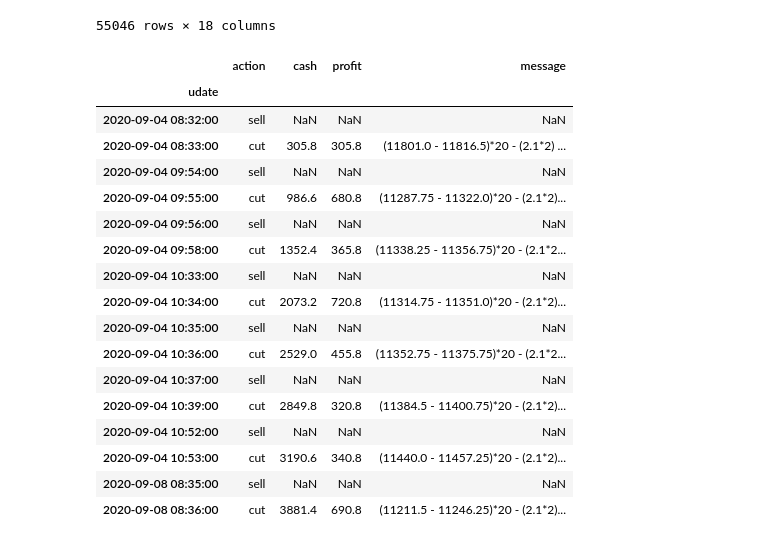
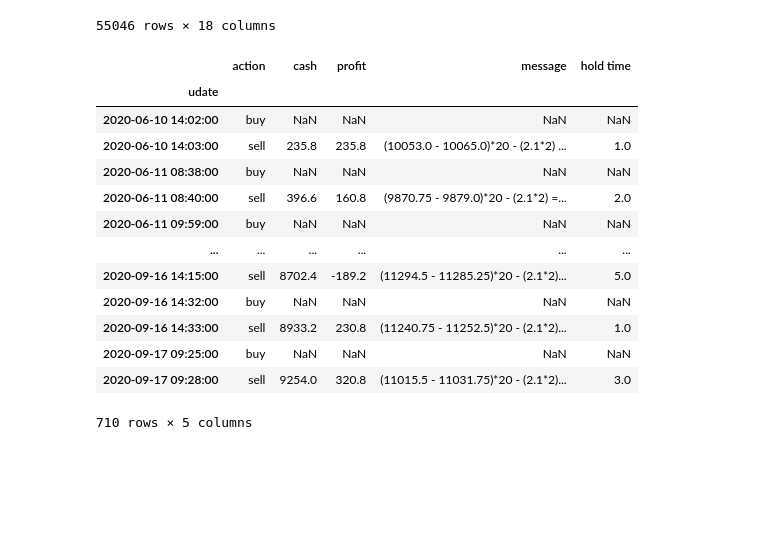
Before and after one commit to webclinic017/dbpower-machine-learning-project, a Jupyter notebook: algo.ipynb, the cells around one changed output. Drawn from its saved outputs; the diff is of its cells as text; code cells hidden in the pictures; blank space fills up the shorter version.

```diff
--- a/algo.ipynb
+++ b/algo.ipynb
@@ -78,12 +90,12 @@ df2
 | 2020-09-22 15:53:00 | 2020-09-22 15:53:00 | 11151.00 | 11153.00 | 11151.00 | 11152.25 | 13.0 | 11163.264261 | 11163.458204 | 11163.803595 | 11164.954561 | 11163.240110 | ... |
 55046 rows × 18 columns
 # %%
-# 3.0
+# 3.0 回测
 df4 = pd.DataFrame(columns = ['udate', 'action', 'cash', 'profit', 'message'])
 holding = False # 是否持有仓位
 top_profit_price = 0 # 买入点数
 fee = 2.1 # 交易费
-cash = 0
+cash = 0 # 资金流
 
 def is_trigger(v2, vol):
     if direction == 'long':
@@ -91,13 +103,13 @@ def is_trigger(v2, vol):
     elif direction == 'short':
         return (v2['pchange'] <= -vol)
 
-def is_cut_loss(v2, top_profit_price, direction):
+def is_stop_profit(v2, top_profit_price, direction):
     if direction == 'long':
         return (abs(v1['Close']-top_profit_price) >= abs(cutloss*v1['atr']))
     elif direction == 'short':
         return (abs(top_profit_price-v1['Close']) >= abs(cutloss*v1['atr']))
 
-def is_stop_profit(v2, vol2):
+def is_cut_loss(v2, vol2):
     if direction == 'long':
         return (v2['pchange1'] <= vol2)
     elif direction == 'short':
@@ -105,59 +117,71 @@ def is_stop_profit(v2, vol2):
 
 df3 = df2.copy(deep=True)
 for k1, v1 in df3.iterrows():
     if v1['udate'].hour < 15 or v1['udate'].hour >= 19:
         # 3.2 买入
         if is_trigger(v1, vol) and not holding:
             holding = True
             cost1 = v1['Close']
             top_profit_price = v1['Close']
             action = 'buy' if direction == 'long' else 'sell'
-            df4 = df4.append({'udate': k1, 'action': action, 'cash': np.nan, 'profit': np.nan, 'message': np.nan}, ignore_index=True)
+            start_hold_time = k1
+            df4 = df4.append({'udate': k1, 'action': action, 'cash': np.nan, 'profit': np.nan, 'hold time': np.nan, 'message': np.nan}, ignore_index=True)
             continue
-        # 3.3
-        cut_loss2 = is_cut_loss(v1, top_profit_price, direction) # 止蚀
-        stop_profit2 = is_stop_profit(v1, vol2) # 止盈
-        if (cut_loss2 or stop_profit2) and holding:
+        # 3.3 卖出
+        cut_loss2 = is_cut_loss(v1, vol2) # 止蚀
+        stop_profit2 = is_stop_profit(v1, top_profit_price, direction) # 止盈
+        cur_time, close_time = time(v1.udate.hour, v1.udate.minute, 0), time(14, 59, 0)
+        is_over_night = (cur_time == close_time) # 过夜
+        if (cut_loss2 or stop_profit2 or is_over_night) and holding:
             holding = False
-            profit2 = (v1['Close']-cost1)*20 - (fee*2)
-            cash = cash + profit2
+            # 3.4 持有时长
+            mins_diff = (k1 - start_hold_time).total_seconds() / 60
+            # 3.5 盈亏
+            if direction == 'long':
+                profit2 = (v1['Close']-cost1)*20 - (fee*2)
+            elif direction == 'short':
+                profit2 = (cost1-v1['Close'])*20 - (fee*2)
             if profit2 > 0:
                 profit3 = '<span class="text-danger">+'+str(profit2)+'</span>'
             elif profit2 <= 0:
                 profit3 = '<span class="text-success">'+str(profit2)+'</span>'
             message = '('+str(cost1)+' - '+str(v1['Close'])+')*20 - ('+str(fee)+'*2) = '+profit3
-            # 3.4 长仓
+            # 3.6 长仓
             if direction == 'long' and stop_profit2:
                 action = 'sell'
             elif direction == 'long' and cut_loss2:
                 action = 'cut'
-            # 3.5 短仓
+            elif direction == 'long' and is_over_night:
+                action = 'cut overnight'
+            # 3.7 短仓
             elif direction == 'short' and stop_profit2:
                 action = 'buy'
             elif direction == 'short' and cut_loss2:
                 action = 'cut'
-            df4 = df4.append({'udate': k1, 'action': action, 'cash': cash, 'profit': profit2, 'message': message}, ignore_index=True)
+            elif direction == 'short' and is_over_night:
+                action = 'cut overnight'
+            # 3.8 资金流
+            cash = cash + profit2
+
+            df4 = df4.append({'udate': k1, 'action': action, 'cash': cash, 'profit': profit2, 'hold time': mins_diff, 'message': message}, ignore_index=True)
+            continue
 
 df4.index = df4['udate']
 df4.drop(['udate'], axis=1, inplace=True)
 df4
 # %% [output]
-|  | action | cash | profit | message |
-| udate |  |  |  |  |
-| 2020-09-04 08:32:00 | sell | NaN | NaN | NaN |
-| 2020-09-04 08:33:00 | cut | 305.8 | 305.8 | (11801.0 - 11816.5)*20 - (2.1*2) ... |
-| 2020-09-04 09:54:00 | sell | NaN | NaN | NaN |
-| 2020-09-04 09:55:00 | cut | 986.6 | 680.8 | (11287.75 - 11322.0)*20 - (2.1*2)... |
-| 2020-09-04 09:56:00 | sell | NaN | NaN | NaN |
-| 2020-09-04 09:58:00 | cut | 1352.4 | 365.8 | (11338.25 - 11356.75)*20 - (2.1*2... |
-| 2020-09-04 10:33:00 | sell | NaN | NaN | NaN |
-| 2020-09-04 10:34:00 | cut | 2073.2 | 720.8 | (11314.75 - 11351.0)*20 - (2.1*2)... |
-| 2020-09-04 10:35:00 | sell | NaN | NaN | NaN |
-| 2020-09-04 10:36:00 | cut | 2529.0 | 455.8 | (11352.75 - 11375.75)*20 - (2.1*2... |
-| 2020-09-04 10:37:00 | sell | NaN | NaN | NaN |
-| 2020-09-04 10:39:00 | cut | 2849.8 | 320.8 | (11384.5 - 11400.75)*20 - (2.1*2)... |
-| 2020-09-04 10:52:00 | sell | NaN | NaN | NaN |
-| 2020-09-04 10:53:00 | cut | 3190.6 | 340.8 | (11440.0 - 11457.25)*20 - (2.1*2)... |
-| 2020-09-08 08:35:00 | sell | NaN | NaN | NaN |
-| 2020-09-08 08:36:00 | cut | 3881.4 | 690.8 | (11211.5 - 11246.25)*20 - (2.1*2)... |
+|  | action | cash | profit | message | hold time |
+| udate |  |  |  |  |  |
+| 2020-06-10 14:02:00 | buy | NaN | NaN | NaN | NaN |
+| 2020-06-10 14:03:00 | sell | 235.8 | 235.8 | (10053.0 - 10065.0)*20 - (2.1*2) ... | 1.0 |
+| 2020-06-11 08:38:00 | buy | NaN | NaN | NaN | NaN |
+| 2020-06-11 08:40:00 | sell | 396.6 | 160.8 | (9870.75 - 9879.0)*20 - (2.1*2) =... | 2.0 |
+| 2020-06-11 09:59:00 | buy | NaN | NaN | NaN | NaN |
+| ... | ... | ... | ... | ... | ... |
+| 2020-09-16 14:15:00 | sell | 8702.4 | -189.2 | (11294.5 - 11285.25)*20 - (2.1*2)... | 5.0 |
+| 2020-09-16 14:32:00 | buy | NaN | NaN | NaN | NaN |
+| 2020-09-16 14:33:00 | sell | 8933.2 | 230.8 | (11240.75 - 11252.5)*20 - (2.1*2)... | 1.0 |
+| 2020-09-17 09:25:00 | buy | NaN | NaN | NaN | NaN |
+| 2020-09-17 09:28:00 | sell | 9254.0 | 320.8 | (11015.5 - 11031.75)*20 - (2.1*2)... | 3.0 |
+710 rows × 5 columns
 # %%
```
Also changed, not shown: parts of 5 cells of this notebook, 2 other files.
